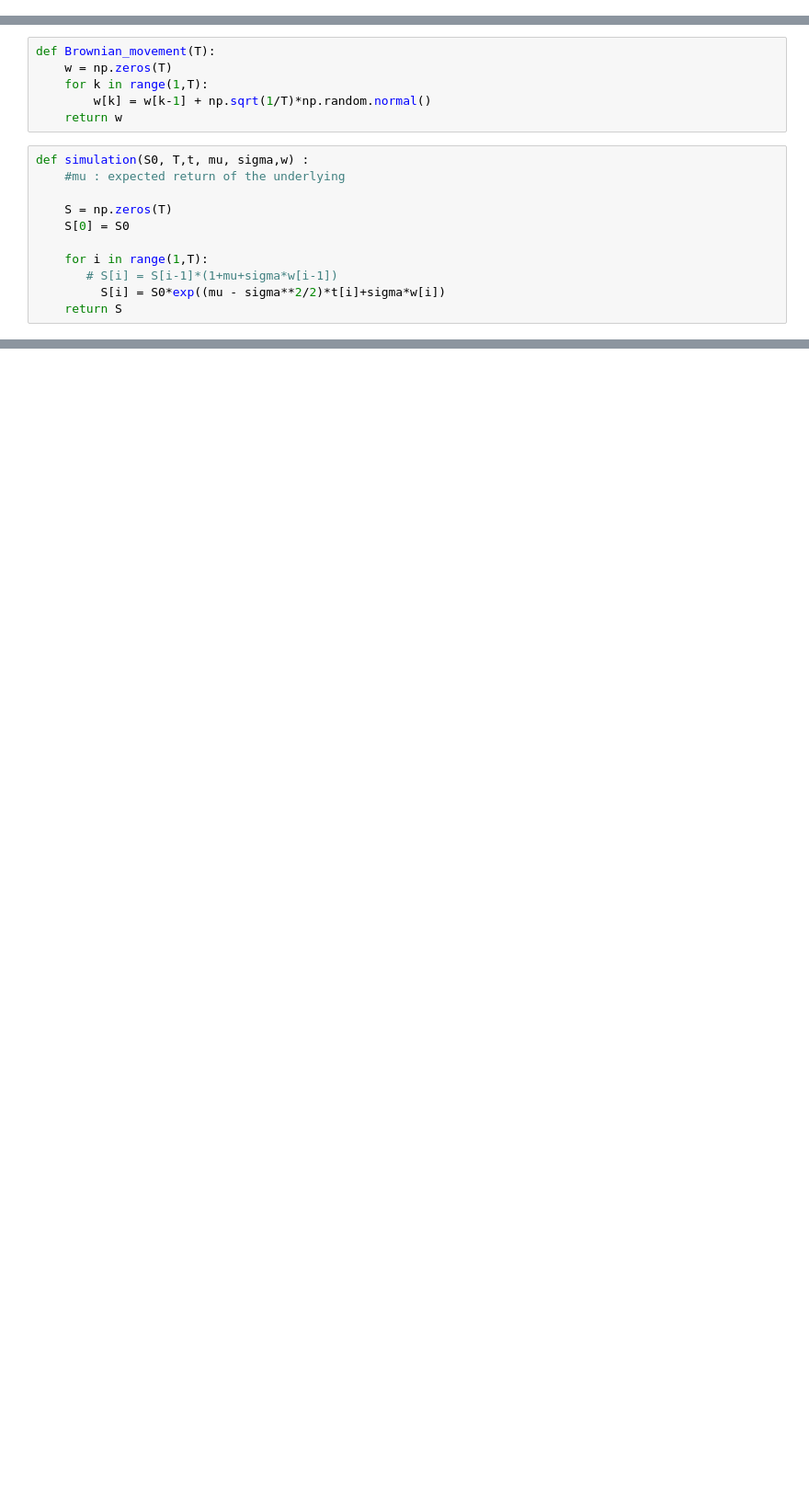
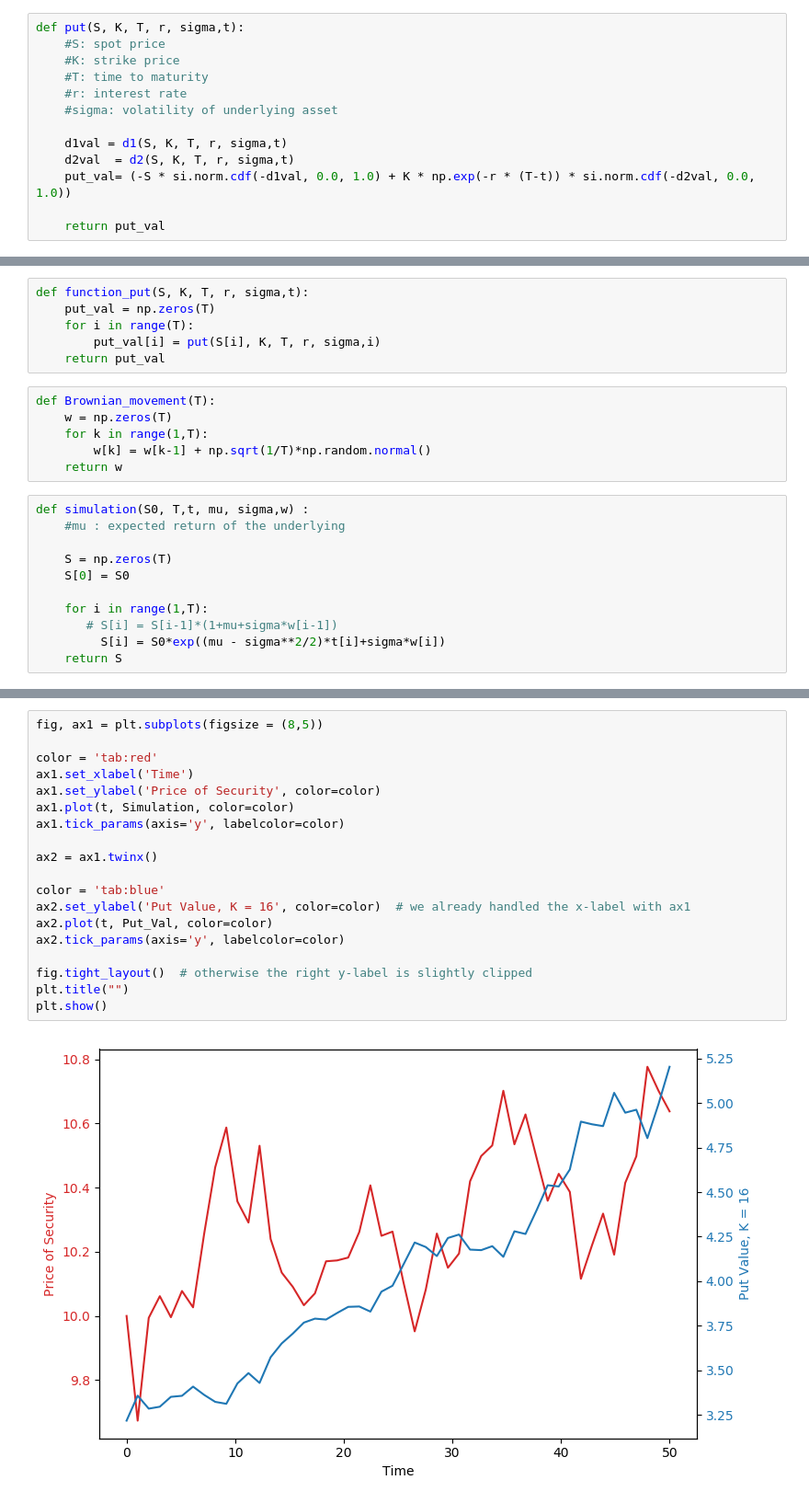
Before and after one commit to raaheim/Black-Scholes, a Jupyter notebook: Projet.ipynb, the cells around one changed output, grey strips where cells are left out. Shown at 92% size. Drawn from its saved outputs; the diff is of its cells as text; blank space fills up the shorter version.

```diff
--- a/Projet.ipynb
+++ b/Projet.ipynb
@@ -27,6 +27,19 @@ def call(S, K, T, r, sigma,t):
     call_val= (S * si.norm.cdf(d1val, 0.0, 1.0) - K * np.exp(-r * (T-t)) * si.norm.cdf(d2val, 0.0, 1.0))
 
     return call_val
+# %%
+def put(S, K, T, r, sigma,t):
+    #S: spot price
+    #K: strike price
+    #T: time to maturity
+    #r: interest rate
+    #sigma: volatility of underlying asset
+
+    d1val = d1(S, K, T, r, sigma,t)
+    d2val  = d2(S, K, T, r, sigma,t)
+    put_val= (-S * si.norm.cdf(-d1val, 0.0, 1.0) + K * np.exp(-r * (T-t)) * si.norm.cdf(-d2val, 0.0, 1.0))
+
+    return put_val
 # %%
 S = 10
 K = 4
@@ -56,4 +68,10 @@ def function_call (S, K, T, r, sigma,t):
     return call_val
+# %%
+def function_put(S, K, T, r, sigma,t):
+    put_val = np.zeros(T)
+    for i in range(T):
+        put_val[i] = put(S[i], K, T, r, sigma,i)
+    return put_val
 # %%
 def Brownian_movement(T):
     w = np.zeros(T)
@@ -128,0 +147,21 @@ plt.show()
+# %%
+fig, ax1 = plt.subplots(figsize = (8,5))
+
+color = 'tab:red'
+ax1.set_xlabel('Time')
+ax1.set_ylabel('Price of Security', color=color)
+ax1.plot(t, Simulation, color=color)
+ax1.tick_params(axis='y', labelcolor=color)
+
+ax2 = ax1.twinx()
+
+color = 'tab:blue'
+ax2.set_ylabel('Put Value, K = 16', color=color)  # we already handled the x-label with ax1
+ax2.plot(t, Put_Val, color=color)
+ax2.tick_params(axis='y', labelcolor=color)
+
+fig.tight_layout()  # otherwise the right y-label is slightly clipped
+plt.title("")
+plt.show()
+# %% [output]
+[figure, added]
```
Also changed, not shown: parts of 6 cells of this notebook.
